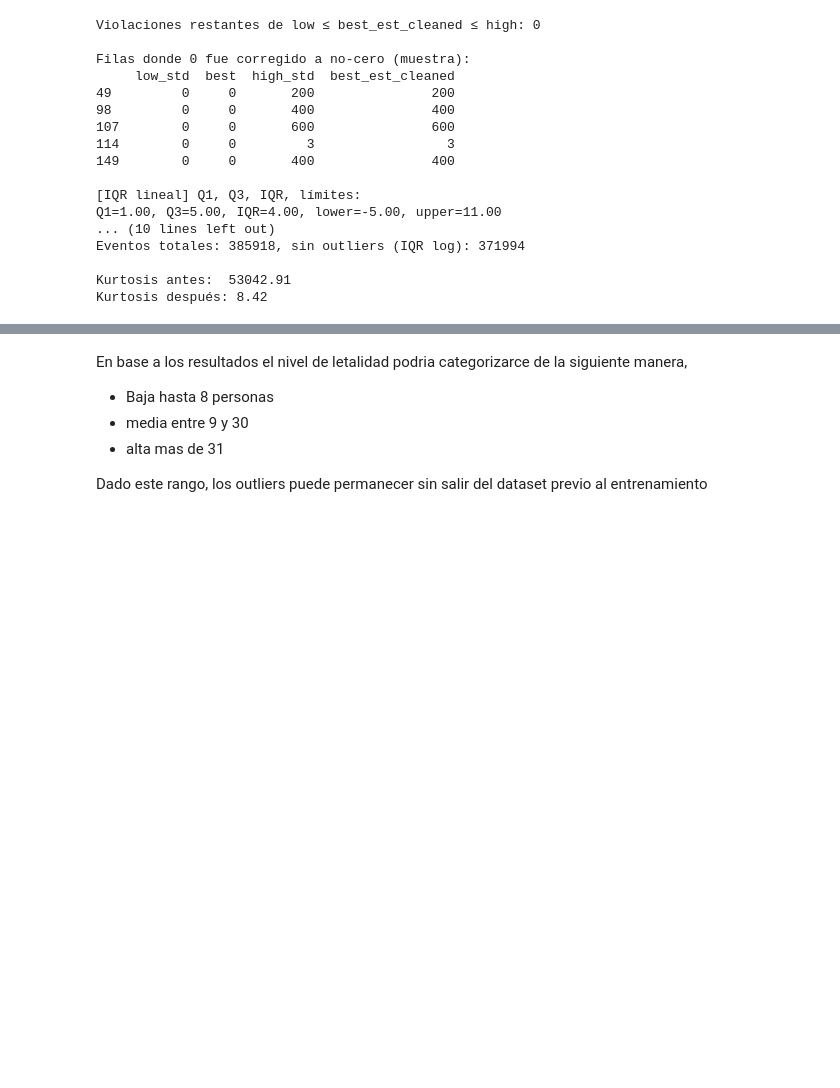
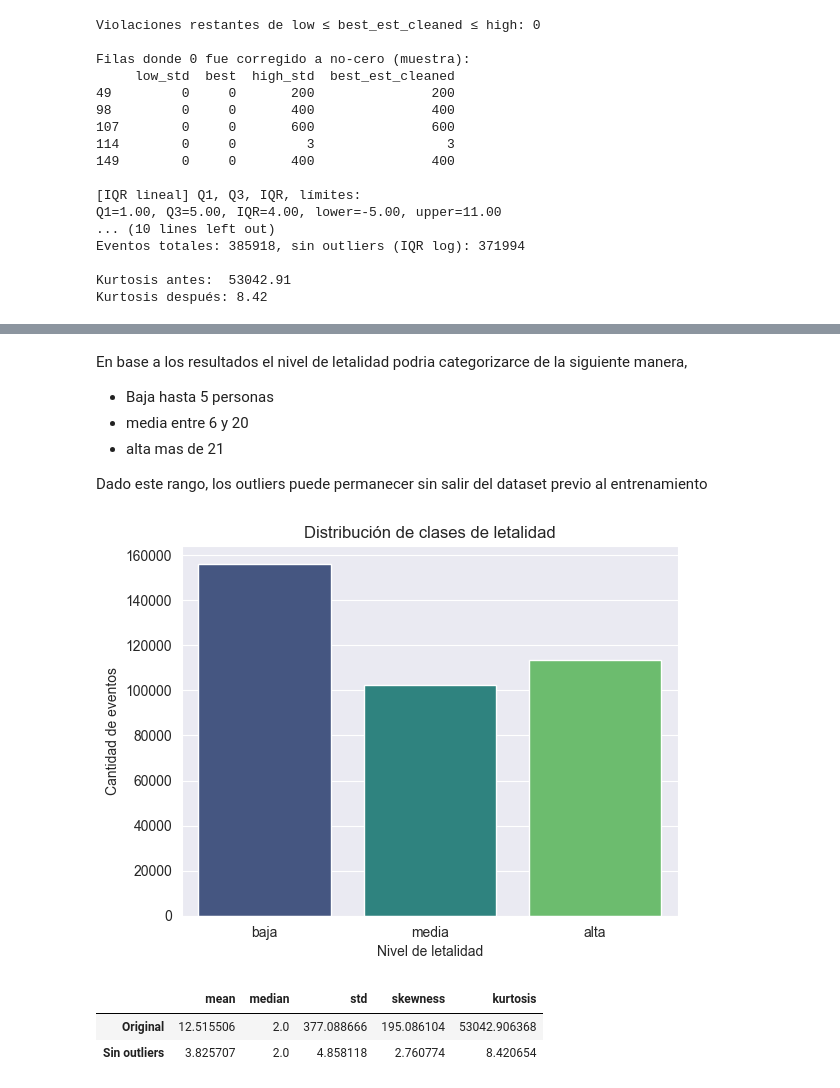
Before and after one commit to jpskobalski/tp_analisis_de_datos, a Jupyter notebook: Outliers.ipynb, the cells around one changed output, grey strips where cells are left out. Drawn from its saved outputs; the diff is of its cells as text; code cells hidden in the pictures; blank space fills up the shorter version.

```diff
--- a/Outliers.ipynb
+++ b/Outliers.ipynb
@@ -232,7 +232,48 @@ plt.show()
 # %% [markdown]
 En base a los resultados el nivel de letalidad podria categorizarce de la siguiente manera,
-- Baja hasta 8 personas
-- media entre 9 y 30
-- alta mas de 31
+- Baja hasta 5 personas
+- media entre 6 y 20
+- alta mas de 21
 
 Dado este rango, los outliers puede permanecer sin salir del dataset previo al entrenamiento
+# %%
+# ACA SE HACE UN BALANCEO A REVISAR SI ESTA BIEN MAS ADELANTE!!!!
+df_no_outliers = df_no_outliers.copy()
+
+# Crear variable de clasificación balanceada (baja, media, alta)
+df_no_outliers["lethality_class"] = pd.qcut(
+    df_no_outliers["best_est_cleaned"],
+    q=3,
+    labels=["baja", "media", "alta"]
+)
+
+# Visualización de la distribución de clases (sin FutureWarning)
+sns.countplot(
+    x="lethality_class",
+    hue="lethality_class",
+    data=df_no_outliers,
+    palette="viridis",
+    legend=False
+)
+
+plt.title("Distribución de clases de letalidad")
+plt.xlabel("Nivel de letalidad")
+plt.ylabel("Cantidad de eventos")
+plt.show()
+# %% [output]
+[figure, added]
+# %%
+summary = pd.DataFrame({
+    "mean": [df["best_est_cleaned"].mean(), df_no_outliers["best_est_cleaned"].mean()],
+    "median": [df["best_est_cleaned"].median(), df_no_outliers["best_est_cleaned"].median()],
+    "std": [df["best_est_cleaned"].std(), df_no_outliers["best_est_cleaned"].std()],
+    "skewness": [skew(df["best_est_cleaned"], nan_policy="omit"),
+                 skew(df_no_outliers["best_est_cleaned"], nan_policy="omit")],
+    "kurtosis": [kurtosis(df["best_est_cleaned"], nan_policy="omit"),
+                 kurtosis(df_no_outliers["best_est_cleaned"], nan_policy="omit")]
+}, index=["Original", "Sin outliers"])
+summary
+# %% [output]
+|  | mean | median | std | skewness | kurtosis |
+| Original | 12.515506 | 2.0 | 377.088666 | 195.086104 | 53042.906368 |
+| Sin outliers | 3.825707 | 2.0 | 4.858118 | 2.760774 | 8.420654 |
```
Also changed, not shown: parts of 7 cells of this notebook.
